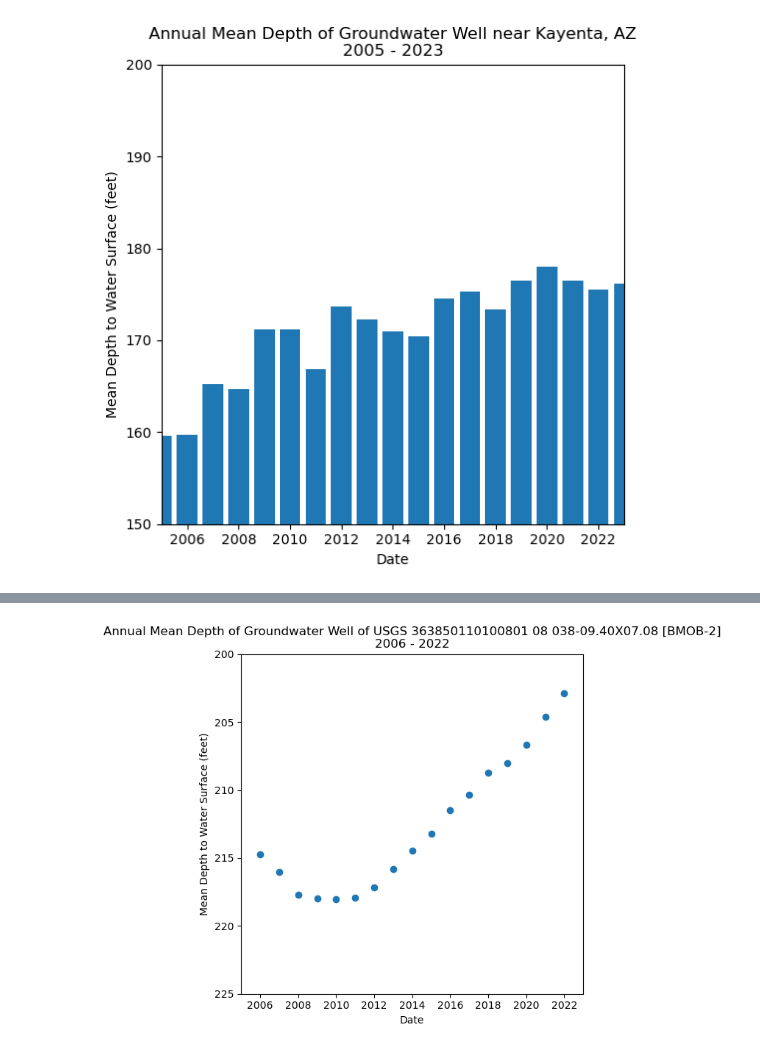
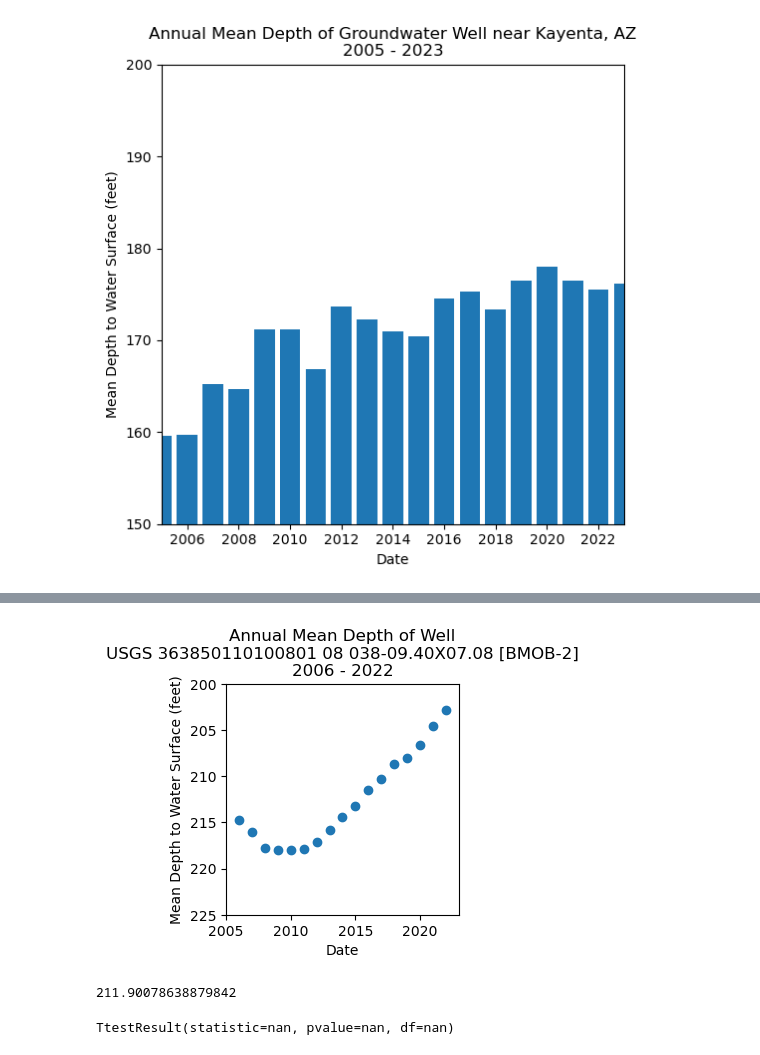
Before and after one commit to ScottNSheldon/time-series-data-ScottNSheldon, a Jupyter notebook: stars-02-time-series.ipynb, the cells around one changed output, grey strips where cells are left out. Drawn from its saved outputs; the diff is of its cells as text; code cells hidden in the pictures.

Commit message:
tried stats

```diff
--- a/stars-02-time-series.ipynb
+++ b/stars-02-time-series.ipynb
@@ -1186,36 +1191,63 @@ bmob2_url = ('https://waterdata.usgs.gov/nwis/dv?cb_72019=on&format=rdb&'
              'site_no=363850110100801&legacy=&referred_module=sw&period'
              '=&begin_date=2006-01-01&end_date=2022-12-31')
 
 #Download data with HTTP Request
 bmob2_data = requests.get(bmob2_url)
 
 bmob2_depth = pd.read_csv(
     BytesIO(bmob2_data.content),
     comment='#',
     delimiter='\t',
     skiprows=[28,29],
     names=["Agency","Site ID","Date", "Depth","Code"],
     index_col='Date',
     parse_dates=True,
 )
 
 bmob2_depth_annual = bmob2_depth[['Depth']].resample('YS').max()
 bmob2_depth_annual
 
-fig, ax = plt.subplots(figsize=(6,6))
+fig, ax = plt.subplots(figsize=(3,3))
 ax.scatter(bmob2_depth_annual.index.year.values,
        bmob2_depth_annual['Depth'].values)
 ax.set(xlabel="Date",
        ylabel="Mean Depth to Water Surface (feet)",
-       title="Annual Mean Depth of Groundwater Well of USGS 363850110100801 08 038-09.40X07.08 [BMOB-2]\n2006 - 2022")
+       title="Annual Mean Depth of Well\nUSGS 363850110100801 08 038-09.40X07.08 [BMOB-2]\n2006 - 2022")
 plt.ylim(200,225)
 plt.xlim (2005,2023)
 ax = plt.gca()
 ax.invert_yaxis()
 
 plt.show()
 # %% [output]
-[figure, old version]
+[figure, new version]
+# %%
+#URL
+bmob2_url = ('https://waterdata.usgs.gov/nwis/dv?cb_72019=on&format=rdb&'
+             'site_no=363850110100801&legacy=&referred_module=sw&period'
+             '=&begin_date=2006-01-01&end_date=2022-12-31')
+
+#Download data with HTTP Request
+bmob2_data = requests.get(bmob2_url)
+
+bmob2_depth = pd.read_csv(
+    BytesIO(bmob2_data.content),
+    comment='#',
+    delimiter='\t',
+    skiprows=[28,29],
+    names=["Agency","Site ID","Date", "Depth","Code"],
+    index_col='Date',
+    parse_dates=True,
+)
+
+bmob2mean = bmob2_depth['Depth'].mean()
+bmob2mean
+# %% [output]
+211.90078638879842
+# %%
+stats.ttest_1samp(a =bmob2_depth["Depth"], popmean = 111)
+# %% [output]
+TtestResult(statistic=nan, pvalue=nan, df=nan)
 # %%
 #URL
 bmob1_url = ('https://waterdata.usgs.gov/nwis/dv?cb_72019=on&format=rdb&'
```
Also changed, not shown: parts of 7 cells of this notebook.
